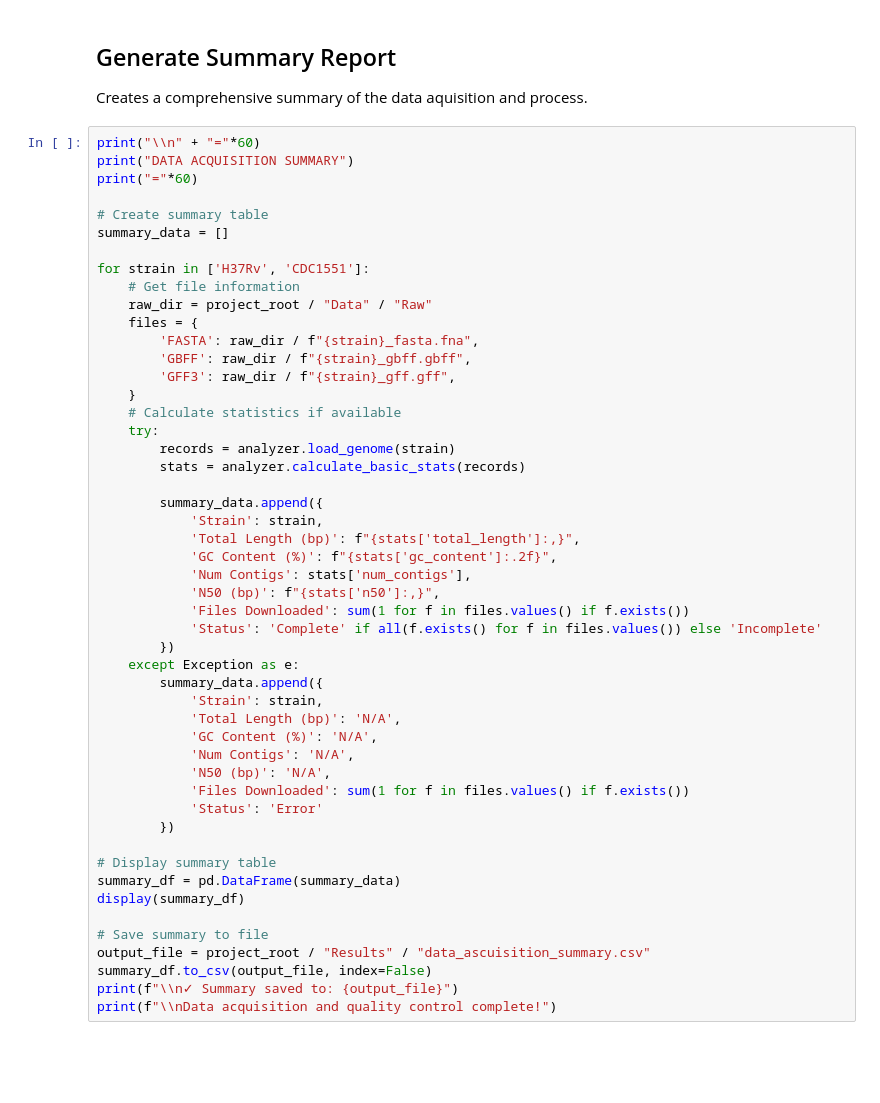
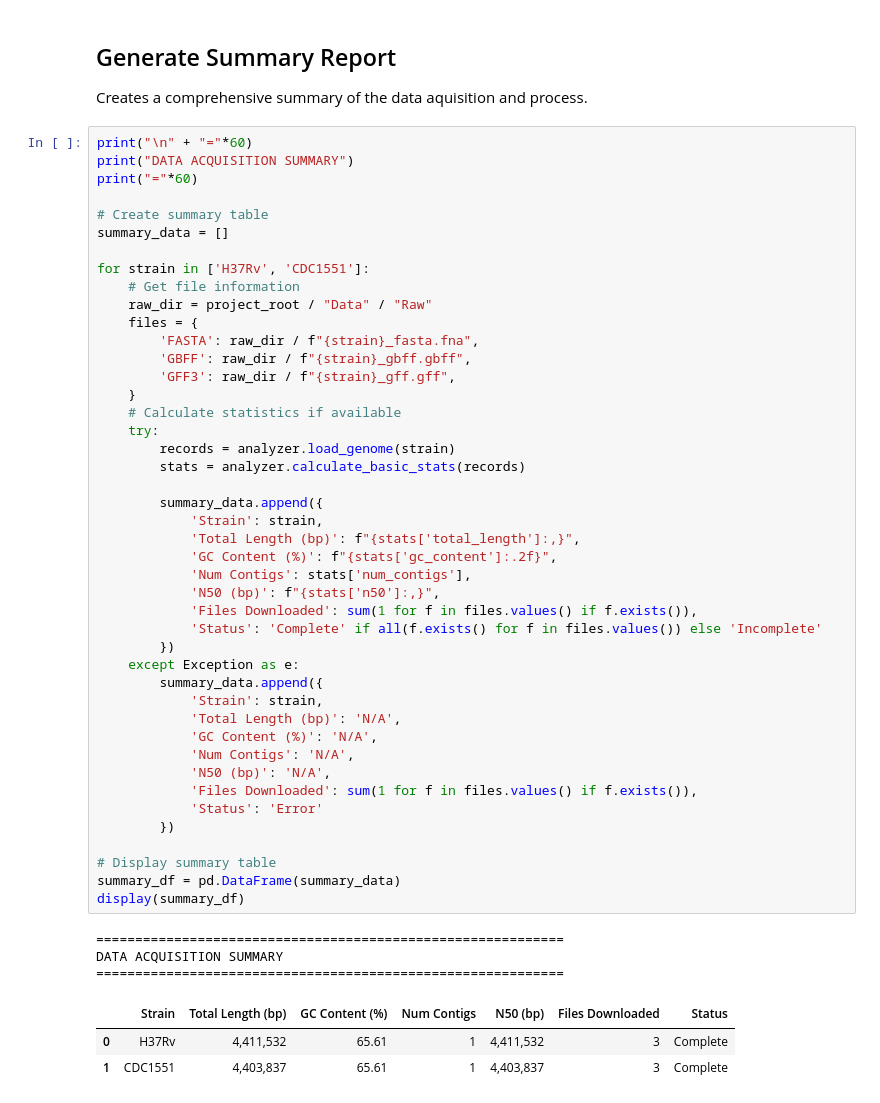
Before and after one commit to Sharkb8t/Mycobacterium_tuberculosis_Comparative_Genomics, a Jupyter notebook: Notebooks/01_Data_Acquisition.ipynb, the cells around one changed output. Cells and saved outputs as stored; diff of their text form; blank space fills up the shorter version.

```diff
--- a/Notebooks/01_Data_Acquisition.ipynb
+++ b/Notebooks/01_Data_Acquisition.ipynb
@@ -426,7 +627,7 @@ print(f"✓ Visualization saved to: {output_dir / 'genome_statistics_comparison.
 
 Creates a comprehensive summary of the data aquisition and process.
 # %%
-print("\\n" + "="*60)
+print("\n" + "="*60)
 print("DATA ACQUISITION SUMMARY")
 print("="*60)
 
@@ -440,38 +641,39 @@ for strain in ['H37Rv', 'CDC1551']:
         'FASTA': raw_dir / f"{strain}_fasta.fna",
         'GBFF': raw_dir / f"{strain}_gbff.gbff",
         'GFF3': raw_dir / f"{strain}_gff.gff",
     }
     # Calculate statistics if available
     try:
         records = analyzer.load_genome(strain)
         stats = analyzer.calculate_basic_stats(records)
 
         summary_data.append({
             'Strain': strain,
             'Total Length (bp)': f"{stats['total_length']:,}",
             'GC Content (%)': f"{stats['gc_content']:.2f}",
             'Num Contigs': stats['num_contigs'],
             'N50 (bp)': f"{stats['n50']:,}",
-            'Files Downloaded': sum(1 for f in files.values() if f.exists())
+            'Files Downloaded': sum(1 for f in files.values() if f.exists()),
             'Status': 'Complete' if all(f.exists() for f in files.values()) else 'Incomplete'
         })
     except Exception as e:
         summary_data.append({
             'Strain': strain,
             'Total Length (bp)': 'N/A',
             'GC Content (%)': 'N/A',
             'Num Contigs': 'N/A',
             'N50 (bp)': 'N/A',
-            'Files Downloaded': sum(1 for f in files.values() if f.exists())
+            'Files Downloaded': sum(1 for f in files.values() if f.exists()),
             'Status': 'Error'
         })
 
 # Display summary table
 summary_df = pd.DataFrame(summary_data)
 display(summary_df)
-
-# Save summary to file
-output_file = project_root / "Results" / "data_ascuisition_summary.csv"
-summary_df.to_csv(output_file, index=False)
-print(f"\\n✓ Summary saved to: {output_file}")
-print(f"\\nData acquisition and quality control complete!")
+# %% [output]
+============================================================
+DATA ACQUISITION SUMMARY
+============================================================
+|  | Strain | Total Length (bp) | GC Content (%) | Num Contigs | N50 (bp) | Files Downloaded | Status |
+| 0 | H37Rv | 4,411,532 | 65.61 | 1 | 4,411,532 | 3 | Complete |
+| 1 | CDC1551 | 4,403,837 | 65.61 | 1 | 4,403,837 | 3 | Complete |
```
Also changed, not shown: parts of 19 cells of this notebook, 11 other files.
